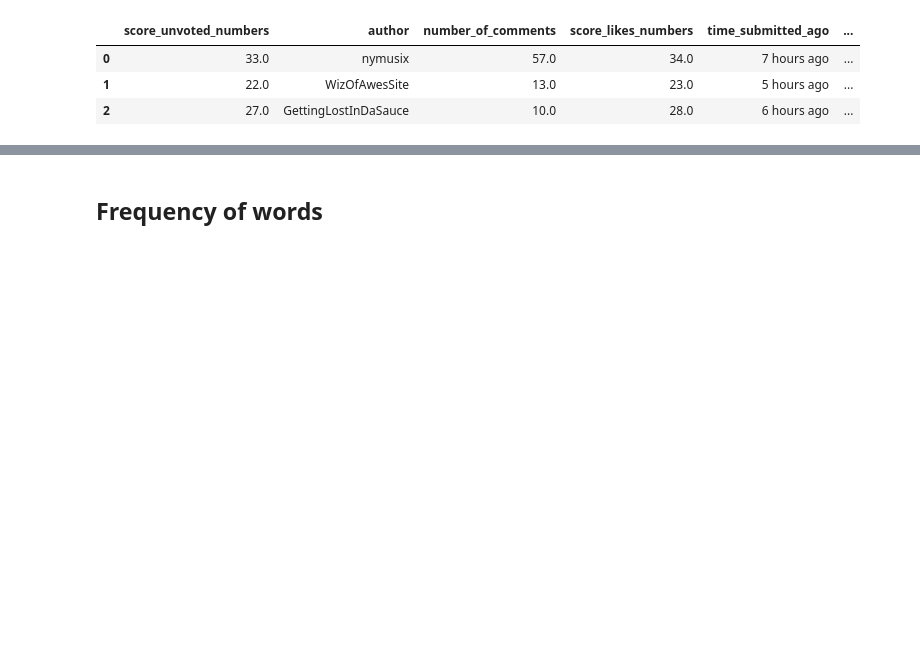
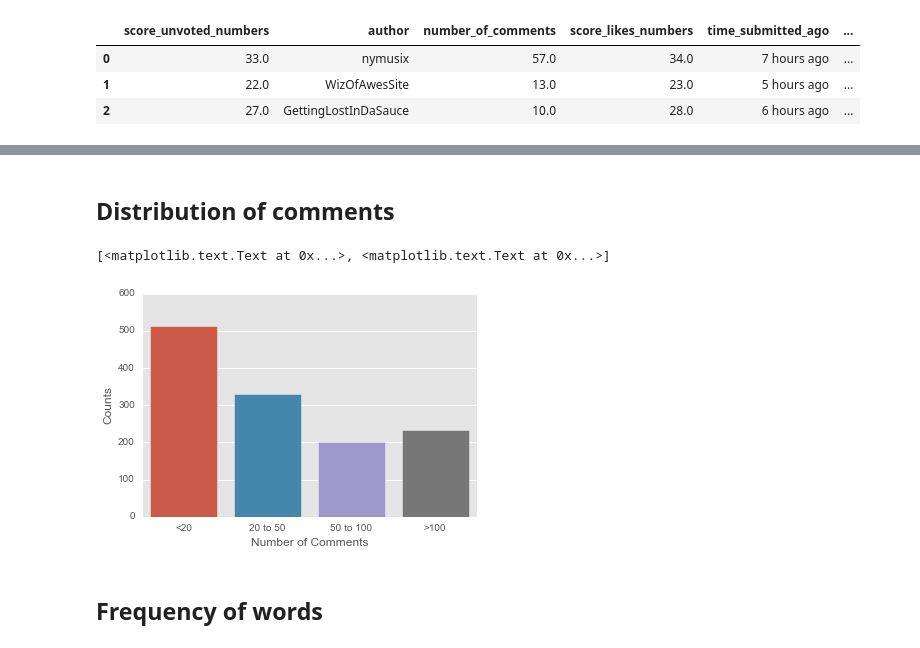
Before and after one commit to bodowd/Reddit-r-nba-scrapy, a Jupyter notebook: Reddit_r_nba/notebooks/Titles Analysis.ipynb, the cells around one changed output, grey strips where cells are left out. Cells and saved outputs as stored; diff of their text form; code cells hidden in the pictures; blank space fills up the shorter version.

```diff
--- a/Reddit_r_nba/notebooks/Titles Analysis.ipynb
+++ b/Reddit_r_nba/notebooks/Titles Analysis.ipynb
@@ -98,3 +98,9 @@ df2[:3]
 | 0 | 33.0 | nymusix | 57.0 | 34.0 | 7 hours ago | ... |
 | 1 | 22.0 | WizOfAwesSite | 13.0 | 23.0 | 5 hours ago | ... |
 | 2 | 27.0 | GettingLostInDaSauce | 10.0 | 28.0 | 6 hours ago | ... |
+# %%
+# Create new data frame with numbers and clean title
+df_titles_w_numbers = df2[['score_dislikes_numbers', 'score_likes_numbers', 'score_unvoted_numbers', 'number_of_comments', 'clean_title']].copy()
+
+# Select titles with certain number of comments
+# df_titles_w_numbers[df_titles_w_numbers['number_of_comments']
@@ -101,2 +112,22 @@ df2[:3]
+# %% [markdown]
+## Distribution of comments
+# %%
+more_than_100_comments = df_titles_w_numbers[df_titles_w_numbers.number_of_comments > 100]
+
+fifty_to_100_comments = df_titles_w_numbers[(df_titles_w_numbers.number_of_comments < 100) & (df_titles_w_numbers.number_of_comments >=50)]
+
+twenty_to_fifty_comments = df_titles_w_numbers[(df_titles_w_numbers.number_of_comments < 50) & (df_titles_w_numbers.number_of_comments >=20)]
+
+less_than_twenty_comments = df_titles_w_numbers[(df_titles_w_numbers.number_of_comments < 20)]
+
+
+
+x = ['<20', '20 to 50', '50 to 100', '>100']
+y = [len(less_than_twenty_comments), len(twenty_to_fifty_comments), len(fifty_to_100_comments), len(more_than_100_comments)]
+ax = sns.barplot(x,y)
+ax.set(xlabel = 'Number of Comments', ylabel= 'Counts')
+# %% [output]
+[<matplotlib.text.Text at 0x...>, <matplotlib.text.Text at 0x...>]
+[figure, added]
 # %% [markdown]
 ## Frequency of words
```
Also changed, not shown: parts of 8 cells of this notebook.
